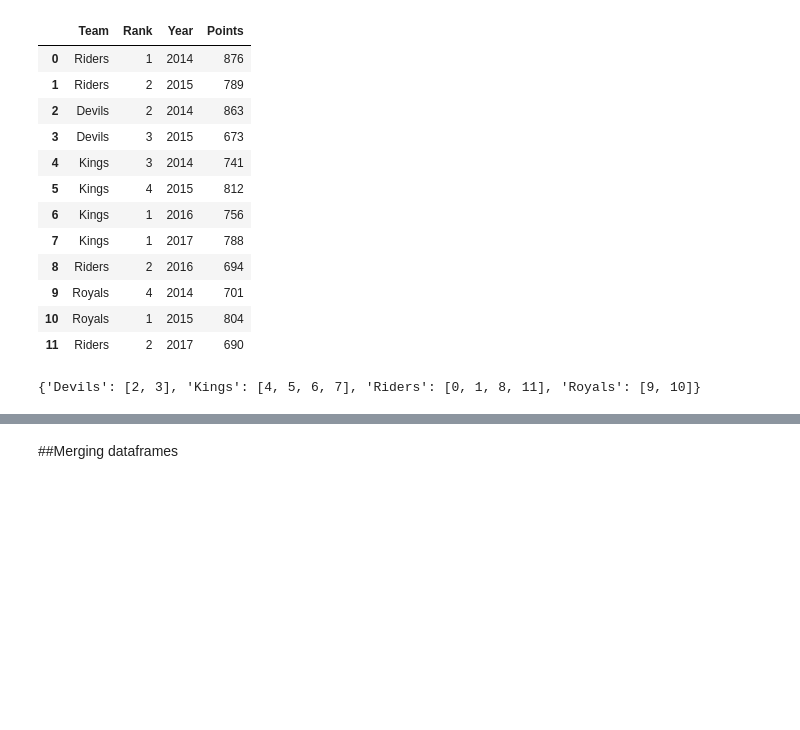
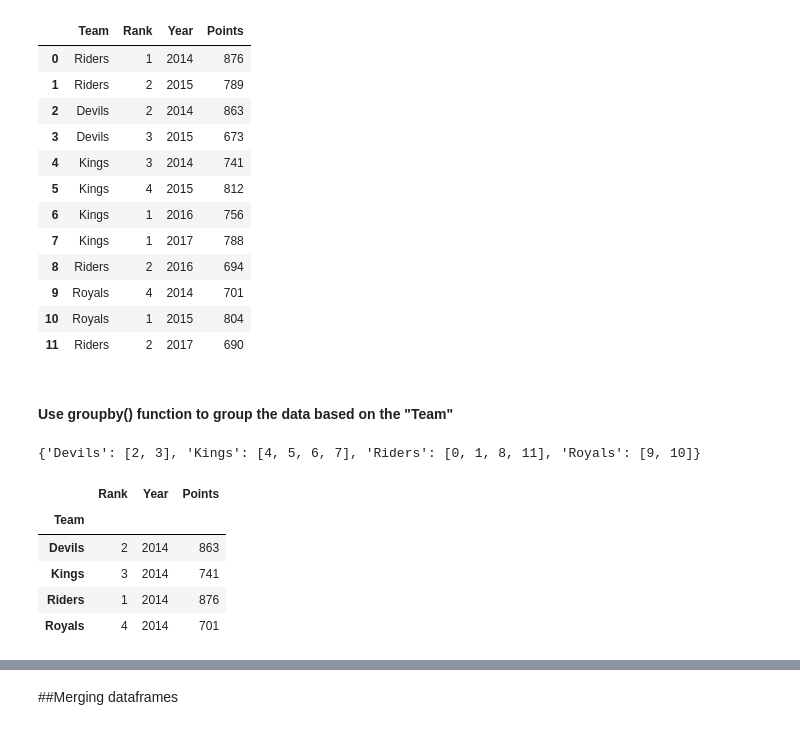
Before and after one commit to bhargav23/AI, a Jupyter notebook: Lab/APPLAB.ipynb, the cells around one changed output, grey strips where cells are left out. Saved outputs shown, nothing was run; the diff lists cells and outputs as text; code cells hidden in the pictures; blank space fills up the shorter version.

```diff
--- a/Lab/APPLAB.ipynb
+++ b/Lab/APPLAB.ipynb
@@ -1051,7 +1051,20 @@ display (df)
 | 9 | Royals | 4 | 2014 | 701 |
 | 10 | Royals | 1 | 2015 | 804 |
 | 11 | Riders | 2 | 2017 | 690 |
+# %% [markdown]
+#### Use groupby() function to group the data based on the "Team"
 # %%
 df.groupby('Team').groups
 # %% [output]
 {'Devils': [2, 3], 'Kings': [4, 5, 6, 7], 'Riders': [0, 1, 8, 11], 'Royals': [9, 10]}
+# %%
+g = df.groupby('Team')
+# %%
+g.first()
+# %% [output]
+|  | Rank | Year | Points |
+| Team |  |  |  |
+| Devils | 2 | 2014 | 863 |
+| Kings | 3 | 2014 | 741 |
+| Riders | 1 | 2014 | 876 |
+| Royals | 4 | 2014 | 701 |
```
Also changed, not shown: parts of 12 cells of this notebook.
